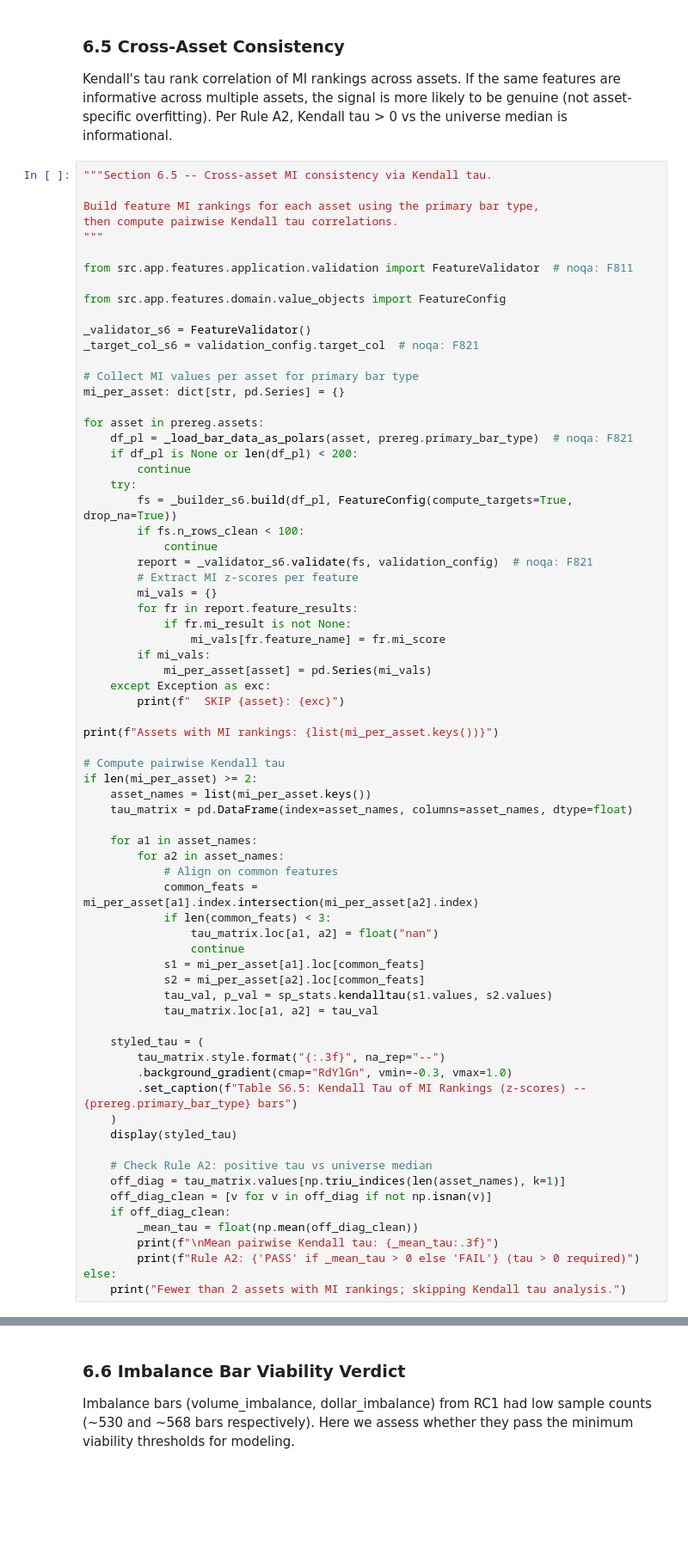
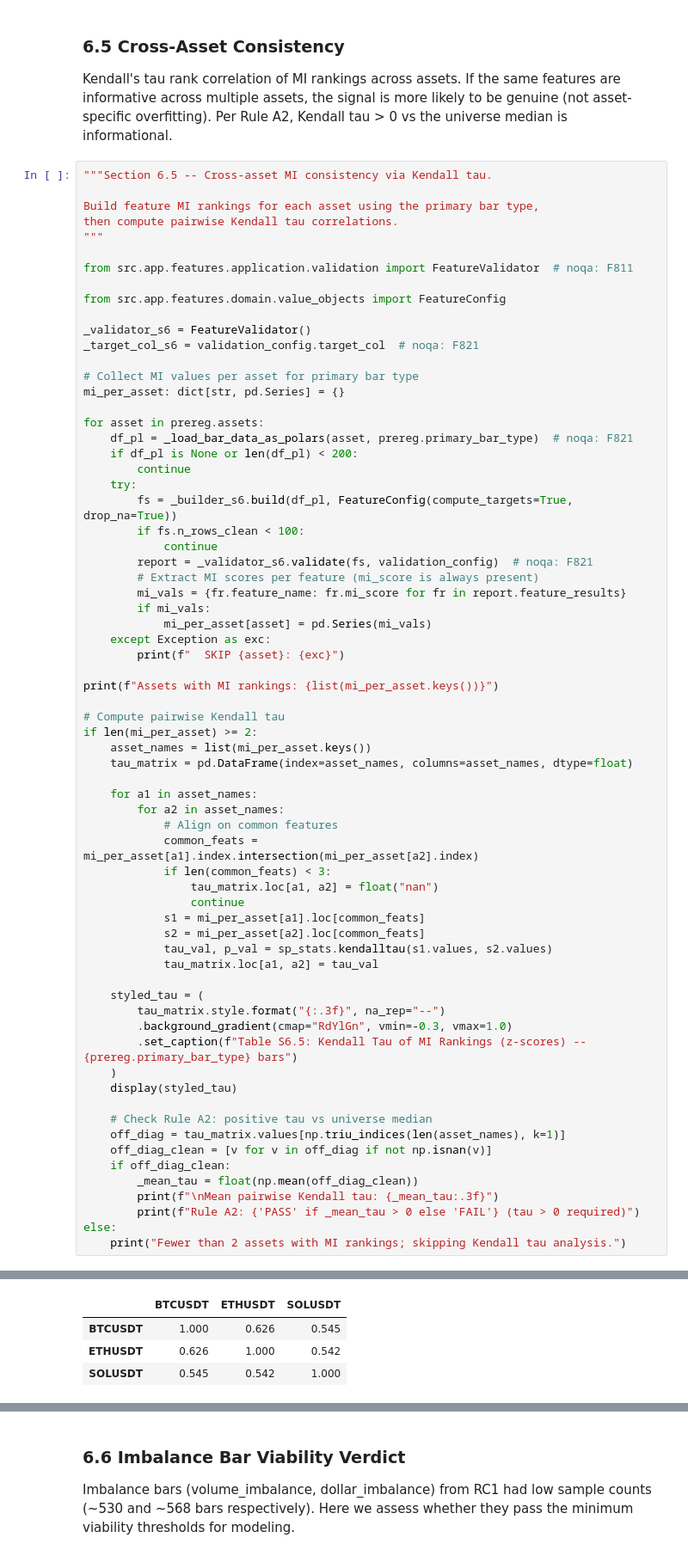
Before and after one commit to Dmytro-Khvedchuk/RSPCP_bachelors_thesis, a Jupyter notebook: research/RC2_features_and_profiling.ipynb, the cells around one changed output, grey strips where cells are left out. Shown at 86% size. Cells and saved outputs as stored; diff of their text form; blank space fills up the shorter version.

```diff
--- a/research/RC2_features_and_profiling.ipynb
+++ b/research/RC2_features_and_profiling.ipynb
@@ -5190,11 +5190,8 @@ for asset in prereg.assets:
         if fs.n_rows_clean < 100:
             continue
         report = _validator_s6.validate(fs, validation_config)  # noqa: F821
-        # Extract MI z-scores per feature
-        mi_vals = {}
-        for fr in report.feature_results:
-            if fr.mi_result is not None:
-                mi_vals[fr.feature_name] = fr.mi_score
+        # Extract MI scores per feature (mi_score is always present)
+        mi_vals = {fr.feature_name: fr.mi_score for fr in report.feature_results}
         if mi_vals:
             mi_per_asset[asset] = pd.Series(mi_vals)
     except Exception as exc:
@@ -5262,0 +5255,4 @@ else:
+|  | BTCUSDT | ETHUSDT | SOLUSDT |
+| BTCUSDT | 1.000 | 0.626 | 0.545 |
+| ETHUSDT | 0.626 | 1.000 | 0.542 |
+| SOLUSDT | 0.545 | 0.542 | 1.000 |
```
Also changed, not shown: parts of 18 cells of this notebook, 26 other files.
